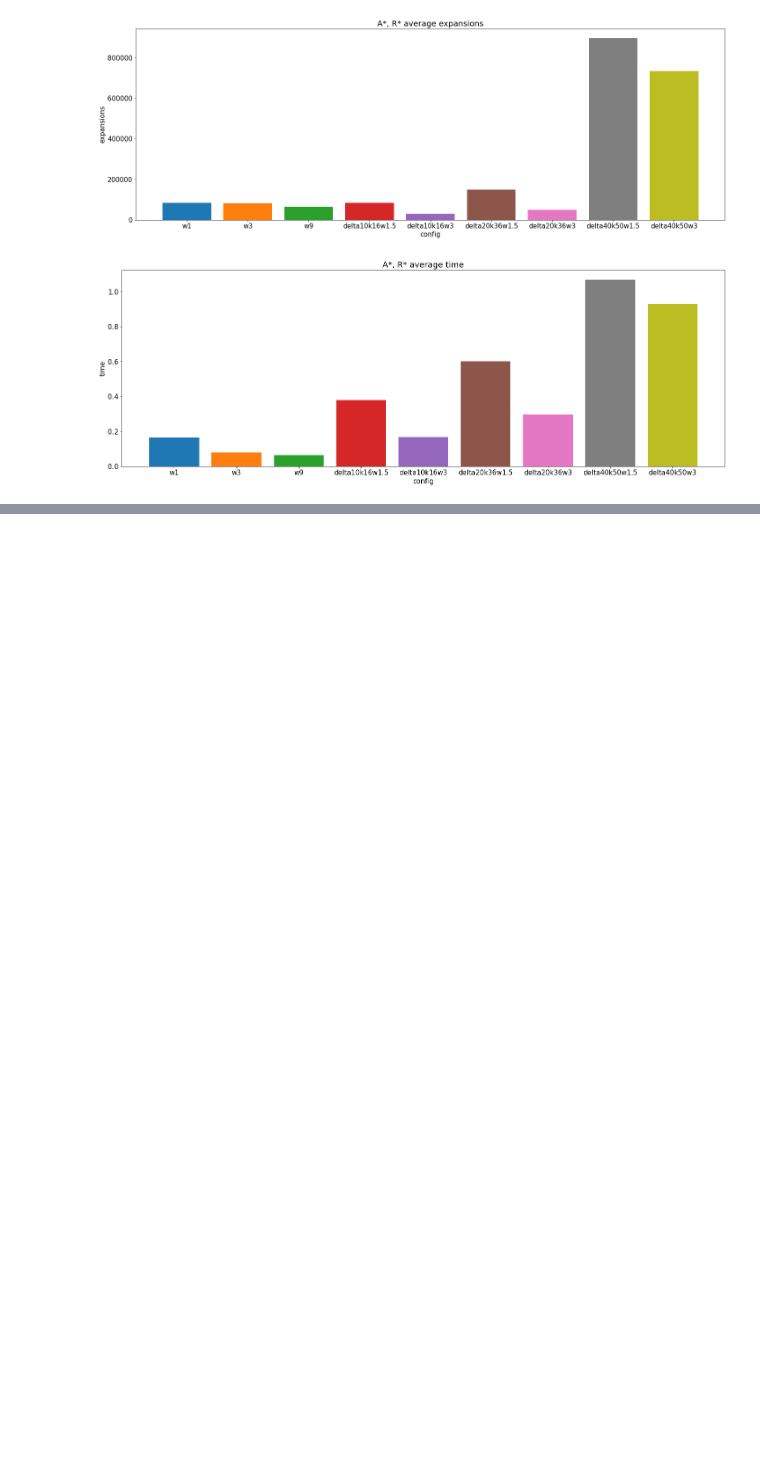
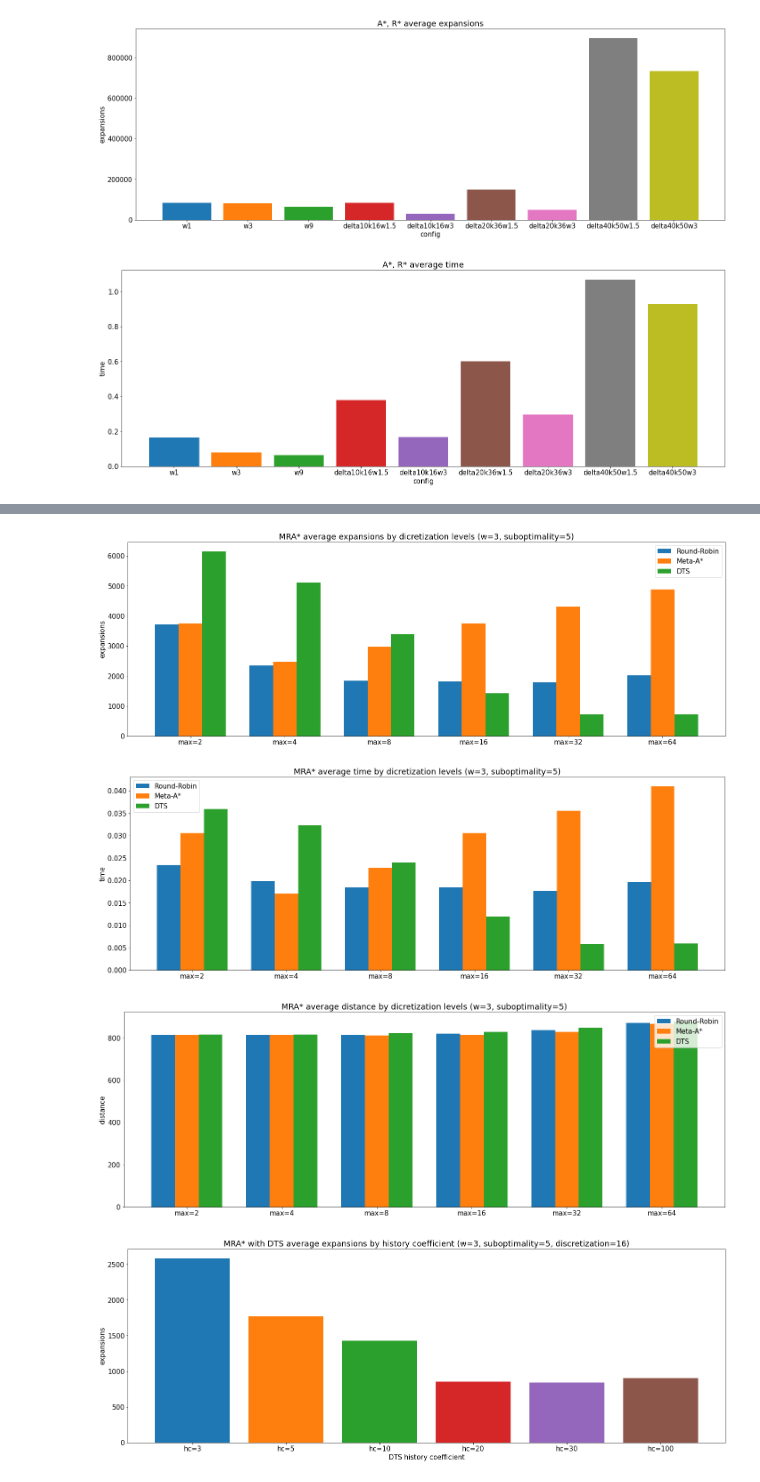
Before and after one commit to vsalavatov/bsse-heuristic-search-rstar-mrastar, a Jupyter notebook: analysis.ipynb, the cells around one changed output, grey strips where cells are left out. Saved outputs shown, nothing was run; the diff lists cells and outputs as text; code cells hidden in the pictures; blank space fills up the shorter version.

```diff
--- a/analysis.ipynb
+++ b/analysis.ipynb
@@ -162,0 +255,7 @@ show_plots(results['cities-newyork'])
+# %%
+show_mrastar_plots_with_names(results['cities-newyork'])
+# %% [output]
+[figure, added]
+[figure, added]
+[figure, added]
+[figure, added]
```
Also changed, not shown: parts of 14 cells of this notebook, 1 other file.
